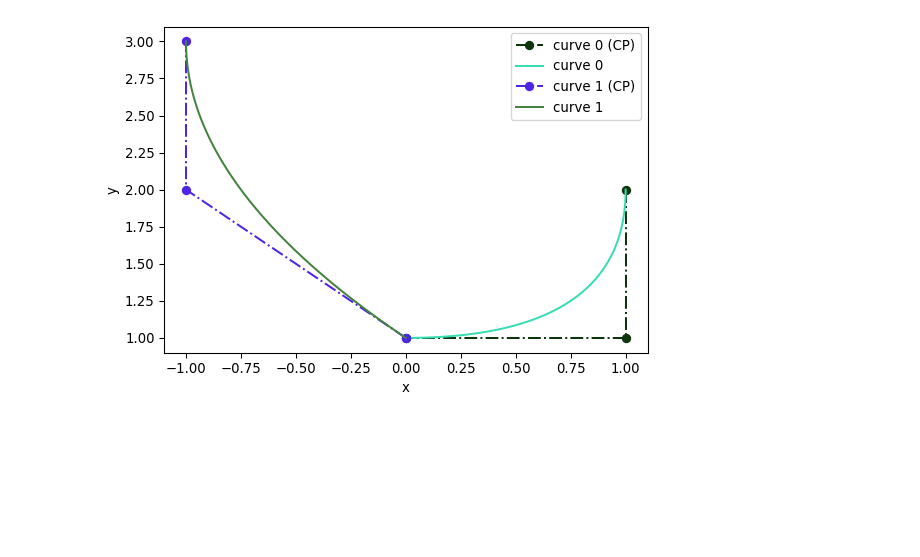
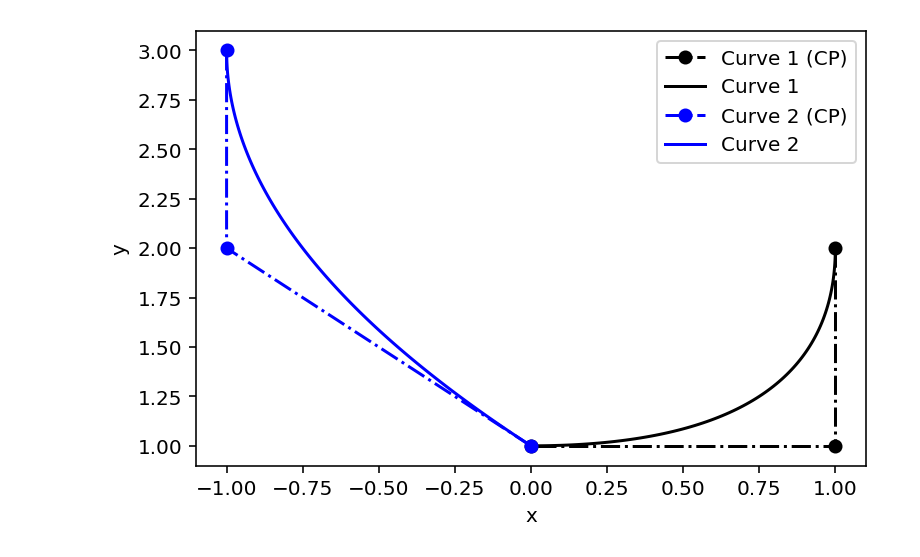
Before and after one commit to D-SLAVIN/IIB-F-JL-3, a Jupyter notebook: ReportSpecific/CurveCombination.ipynb, the cells around one changed output. Saved outputs shown, nothing was run; the diff lists cells and outputs as text; code cells hidden in the pictures; blank space fills up the shorter version.

```diff
--- a/ReportSpecific/CurveCombination.ipynb
+++ b/ReportSpecific/CurveCombination.ipynb
@@ -6,19 +6,23 @@ from geomdl import multi
 # %%
 crv1 = NURBS.Curve()
 crv1.degree = 2
 crv1.ctrlptsw = [[1, 2, 0, 1], [1, 1, 0, 1], [0, 1, 0, 1]]
 crv1.knotvector = [0, 0, 0,  1, 1, 1]
 
+crv1.name = 'Curve 1'
+
 crv2 = NURBS.Curve()
 crv2.degree = 2
 crv2.ctrlptsw = [[0, 1, 0, 1], [-1, 2, 0, 1], [-1, 3, 0, 1]]
 crv2.knotvector = [0, 0, 0,  1, 1, 1]
 
+crv2.name = 'Curve 2'
+
 mcrv = multi.CurveContainer(crv1, crv2)
-mcrv.vis = VisMPL.VisCurve2D(figure_size=[6.5,4.5], axes_equal=False)
-mcrv.render()
+mcrv.vis = VisMPL.VisCurve2D(figure_size=[6,4], axes_equal=False, figure_dpi=144)
+mcrv.render(evalcolor= [(0, 0, 0, 1),(0, 0, 1, 1)], cpcolor= [(0, 0, 0, 1),(0, 0, 1, 1)], filename="separatecurves.pdf", plot=True )
 # %% [output]
-[figure, old version]
+[figure, new version]
 # %%
 crv3 = NURBS.Curve()
 crv3.degree = 2
```
Also changed, not shown: parts of 1 cell of this notebook, 44 other files.
